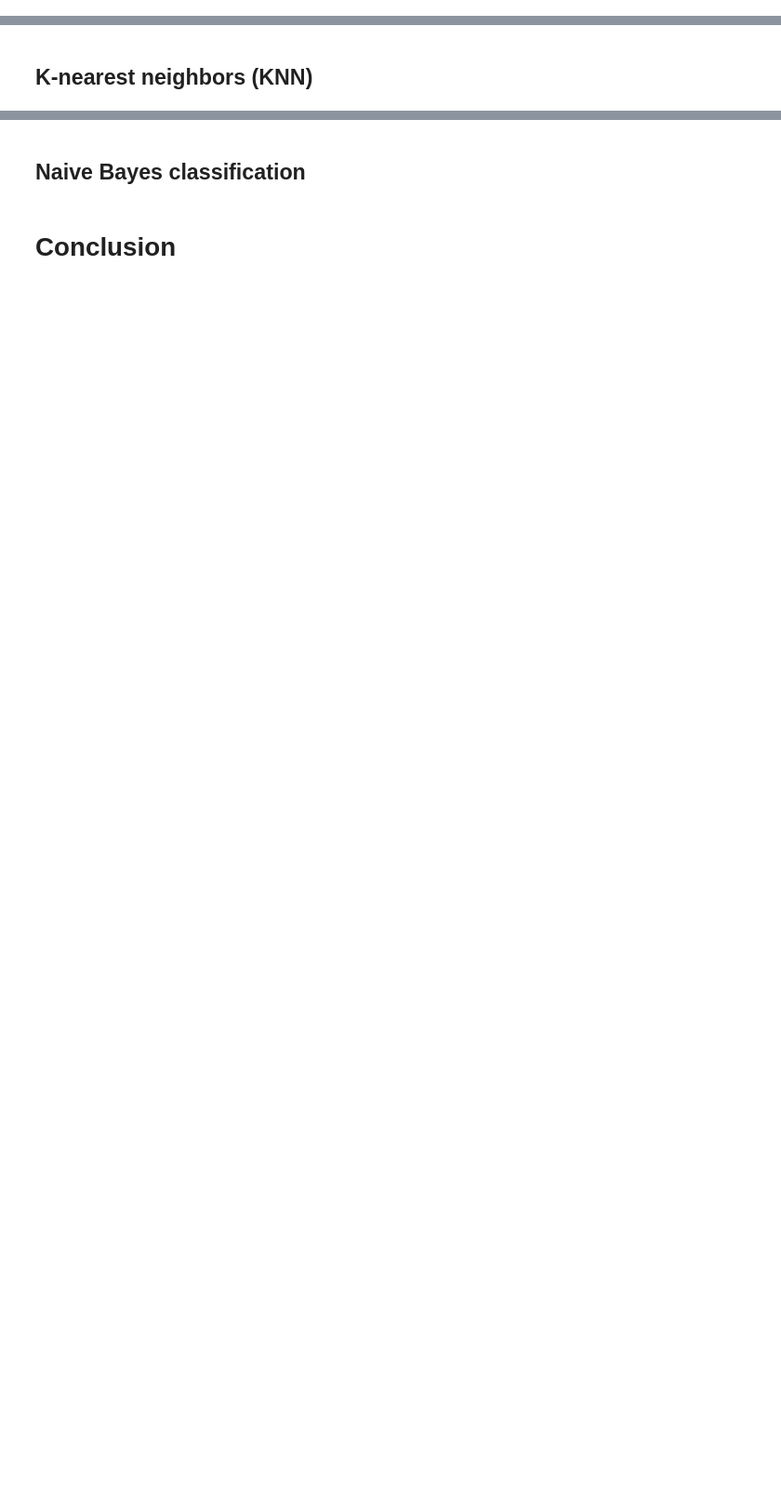
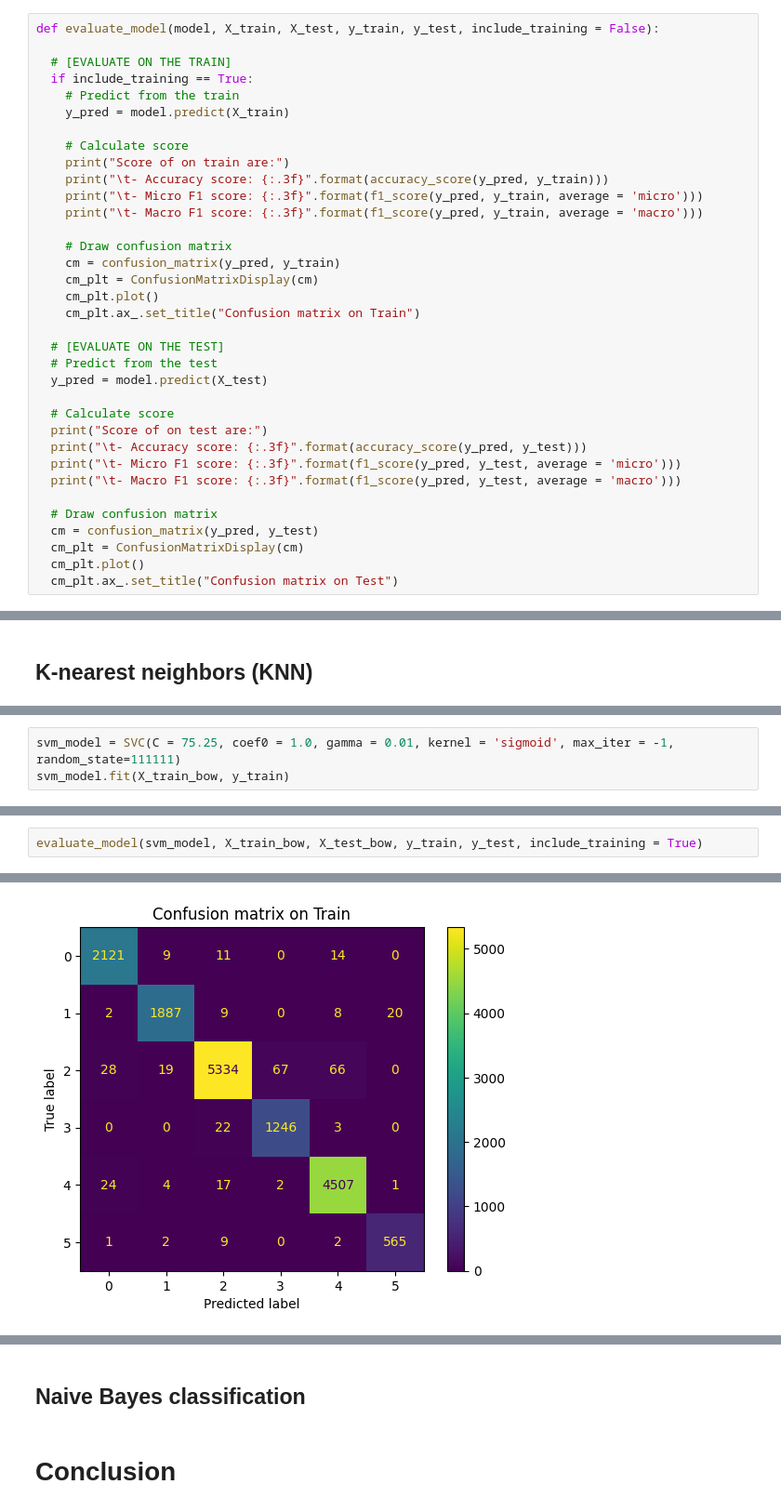
Before and after one commit to auphong2707/emotion-dectection-from-text, a Jupyter notebook: EDFT.ipynb, the cells around one changed output, grey strips where cells are left out. Shown at 93% size. Cells and saved outputs as stored; diff of their text form; blank space fills up the shorter version.

```diff
--- a/EDFT.ipynb
+++ b/EDFT.ipynb
@@ -261 +399,36 @@ Raw training data which is extracted directly from files.
+# %%
+def evaluate_model(model, X_train, X_test, y_train, y_test, include_training = False):
+
+  # [EVALUATE ON THE TRAIN]
+  if include_training == True:
+    # Predict from the train
+    y_pred = model.predict(X_train)
+
+    # Calculate score
+    print("Score of on train are:")
+    print("\t- Accuracy score: {:.3f}".format(accuracy_score(y_pred, y_train)))
+    print("\t- Micro F1 score: {:.3f}".format(f1_score(y_pred, y_train, average = 'micro')))
+    print("\t- Macro F1 score: {:.3f}".format(f1_score(y_pred, y_train, average = 'macro')))
+
+    # Draw confusion matrix
+    cm = confusion_matrix(y_pred, y_train)
+    cm_plt = ConfusionMatrixDisplay(cm)
+    cm_plt.plot()
+    cm_plt.ax_.set_title("Confusion matrix on Train")
+
+  # [EVALUATE ON THE TEST]
+  # Predict from the test
+  y_pred = model.predict(X_test)
+
+  # Calculate score
+  print("Score of on test are:")
+  print("\t- Accuracy score: {:.3f}".format(accuracy_score(y_pred, y_test)))
+  print("\t- Micro F1 score: {:.3f}".format(f1_score(y_pred, y_test, average = 'micro')))
+  print("\t- Macro F1 score: {:.3f}".format(f1_score(y_pred, y_test, average = 'macro')))
+
+  # Draw confusion matrix
+  cm = confusion_matrix(y_pred, y_test)
+  cm_plt = ConfusionMatrixDisplay(cm)
+  cm_plt.plot()
+  cm_plt.ax_.set_title("Confusion matrix on Test")
 # %% [markdown]
@@ -272,0 +463,3 @@ We train some models from simple to complex:
+# %%
+svm_model = SVC(C = 75.25, coef0 = 1.0, gamma = 0.01, kernel = 'sigmoid', max_iter = -1, random_state=111111)
+svm_model.fit(X_train_bow, y_train)
@@ -272,0 +470,3 @@ We train some models from simple to complex:
+# %%
+evaluate_model(svm_model, X_train_bow, X_test_bow, y_train, y_test, include_training = True)
+# %% [output]
@@ -272,0 +481 @@ We train some models from simple to complex:
+[figure, added]
```
Also changed, not shown: parts of 52 cells of this notebook, 1 other file.
